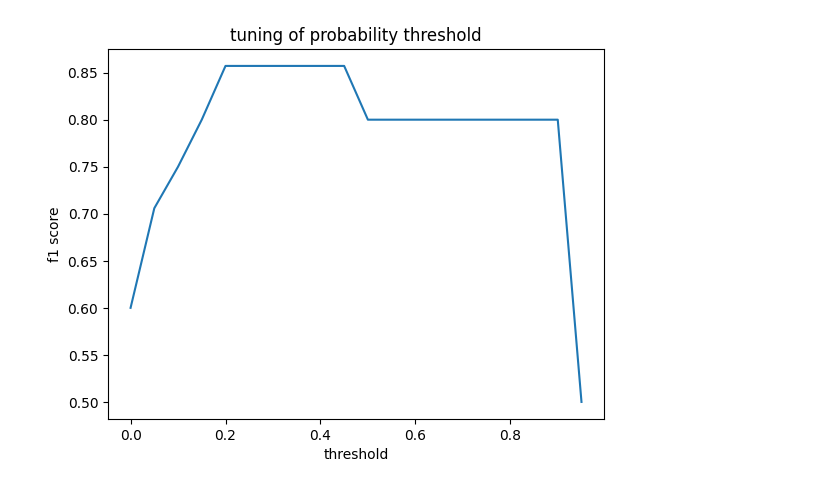
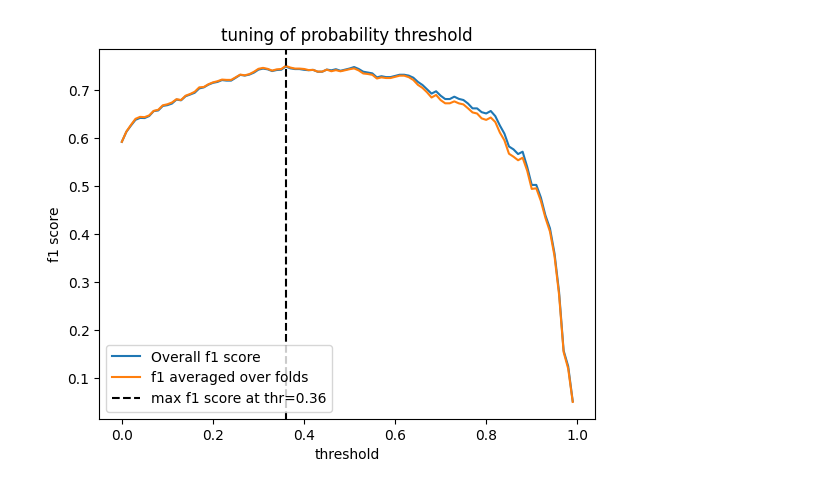
Before and after one commit to silviacollicelli/SynDiag_thesis, a Jupyter notebook: transmil/tuning_threshold.ipynb, the cells around one changed output. Saved outputs shown, nothing was run; the diff lists cells and outputs as text; code cells hidden in the pictures.

```diff
--- a/transmil/tuning_threshold.ipynb
+++ b/transmil/tuning_threshold.ipynb
@@ -75,6 +62,5 @@ View run at https://wandb.ai/collicellisilvia-personal/Syndiag_thesis/runs/3zpok
 # %%
 def tune_thr(probs, targets, thresholds):
-    thresholds=20
     thrs = [i/thresholds for i in range(thresholds)]
     f1s = []
     for thr in thrs:
@@ -85,11 +71,13 @@ def tune_thr(probs, targets, thresholds):
 
     return thrs, f1s
 # %%
+thresholds = 100
 all_probs = []
 all_targets = []
-thresholds = 100
+f1s_folds = []
 for k in range(k_folds):
-
+    probs = []
+    targets = []
     train_dataloader = make_deterministic_dataloader(
         dataset=train_data[k],
         batch_size=config.batch_size,
@@ -112,14 +100,32 @@ for k in range(k_folds):
         sampler=None,
         collate_fn=transmil_collate,
     )
-
+    in_shape = (dataset[0]["X"].shape[-1],)
+    criterion = nn.BCEWithLogitsLoss()
+    model = TransMIL(
+        in_shape=in_shape,
+        att_dim=config.att_dim,
+        n_layers=config.n_layers,
+        n_heads=config.n_heads,
+        n_landmarks=config.n_landmarks,
+        dropout=config.dropout,
+        use_mlp=config.use_mlp
+        ).to(device)
+    optimizer = torch.optim.Adam(model.parameters(), config.l_rate)
     for epoch in range(config.epochs):
         train_loss, train_acc = train(model, device, criterion, optimizer, train_dataloader)
-        val_loss, val_acc, probs, target = val(model, device, criterion, val_dataloader, epoch, additional_metrics=True)
+        val_loss, val_acc, prob, target = val(model, device, criterion, val_dataloader, epoch, additional_metrics=False)
         #print(f"\tEpoch {epoch+1} | Train Loss: {train_loss:.4f} | Val Loss: {val_loss:.4f}")
         if epoch == (config.epochs-1):
-            all_probs.append(probs)
+            probs.append(prob)
+            targets.append(target)
+            all_probs.append(prob)
             all_targets.append(target)
+    targets = [pair for batch in targets for pair in batch]
+    probs = [pair for batch in probs for pair in batch]
+    thrs, f1s_fold = tune_thr(probs, targets, thresholds)
+    f1s_folds.append(f1s_fold)
 
 all_targets = [pair for batch in all_targets for pair in batch]
 all_probs = [pair for batch in all_probs for pair in batch]
+thrs, f1s = tune_thr(all_probs, all_targets, thresholds)
@@ -128,8 +132,18 @@ thrs, f1s = tune_thr(all_probs, all_targets, thresholds)
+# %%
+mean_f1 = np.mean(f1s_folds, 0)
+max_mean = max(mean_f1)
+max_mean
+best_thr_mean= thrs[np.argmax(mean_f1)]
+max_f1 = max(f1s)
+best_thr_f1 = thrs[np.argmax(f1s)]
 # %%
-plt.plot(thrs, f1s)
+plt.plot(thrs, f1s, label='Overall f1 score')
+plt.plot(thrs, mean_f1, label='f1 averaged over folds')
+plt.axvline(best_thr_f1, label=f'max f1 score at thr={best_thr_f1}',color='k', linestyle='--')
+plt.legend()
 plt.ylabel('f1 score')
 plt.xlabel('threshold')
 plt.title('tuning of probability threshold')
 plt.show()
 # %% [output]
-[figure, old version]
+[figure, new version]
```
Also changed, not shown: parts of 2 cells of this notebook, 4 other files.
